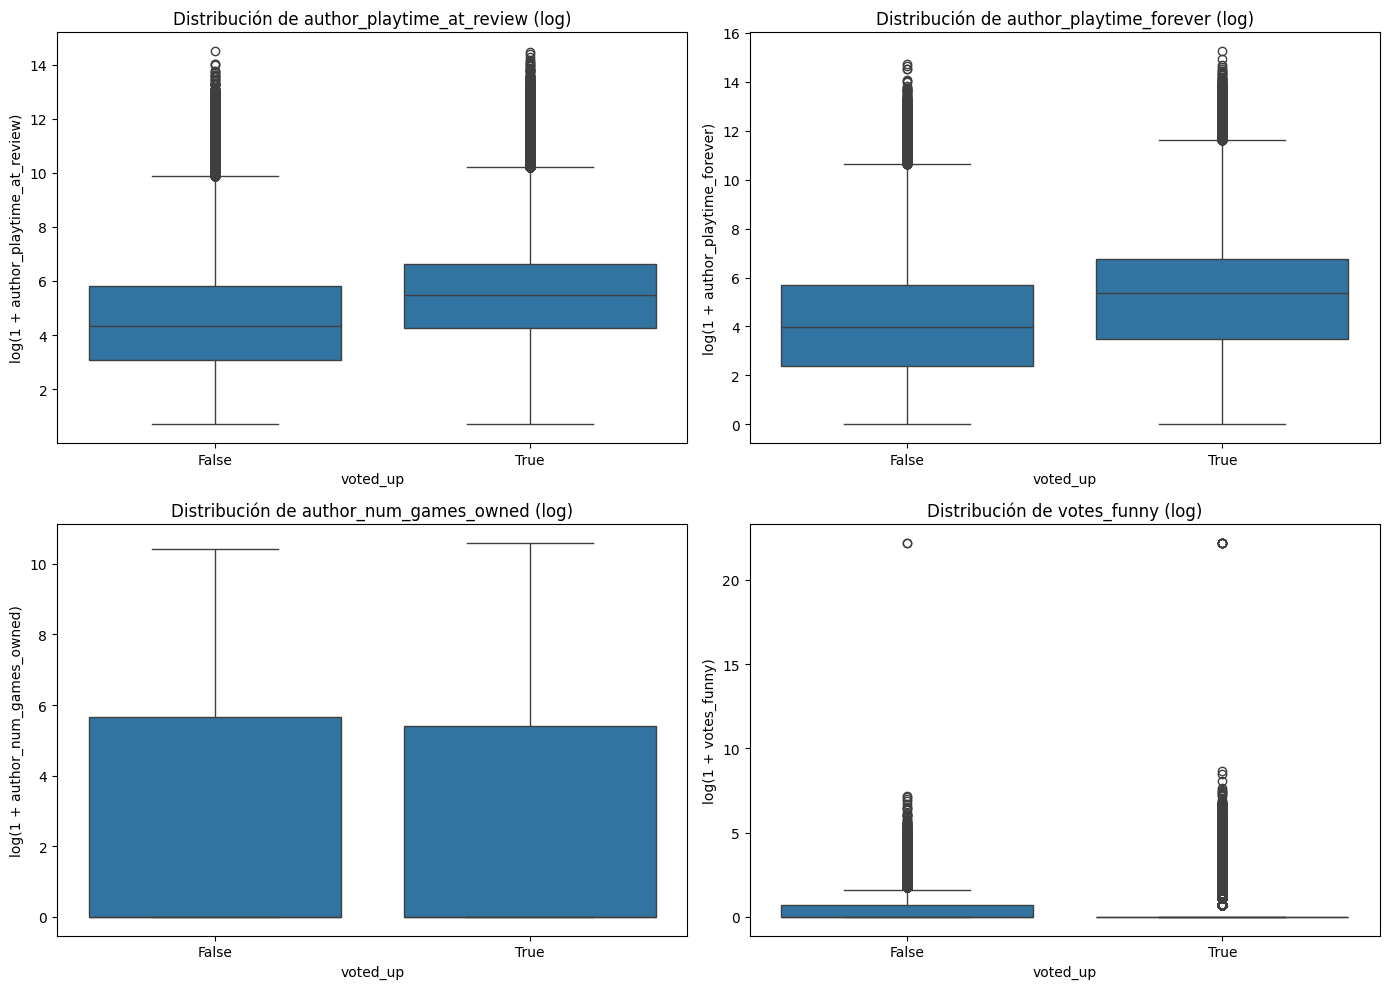
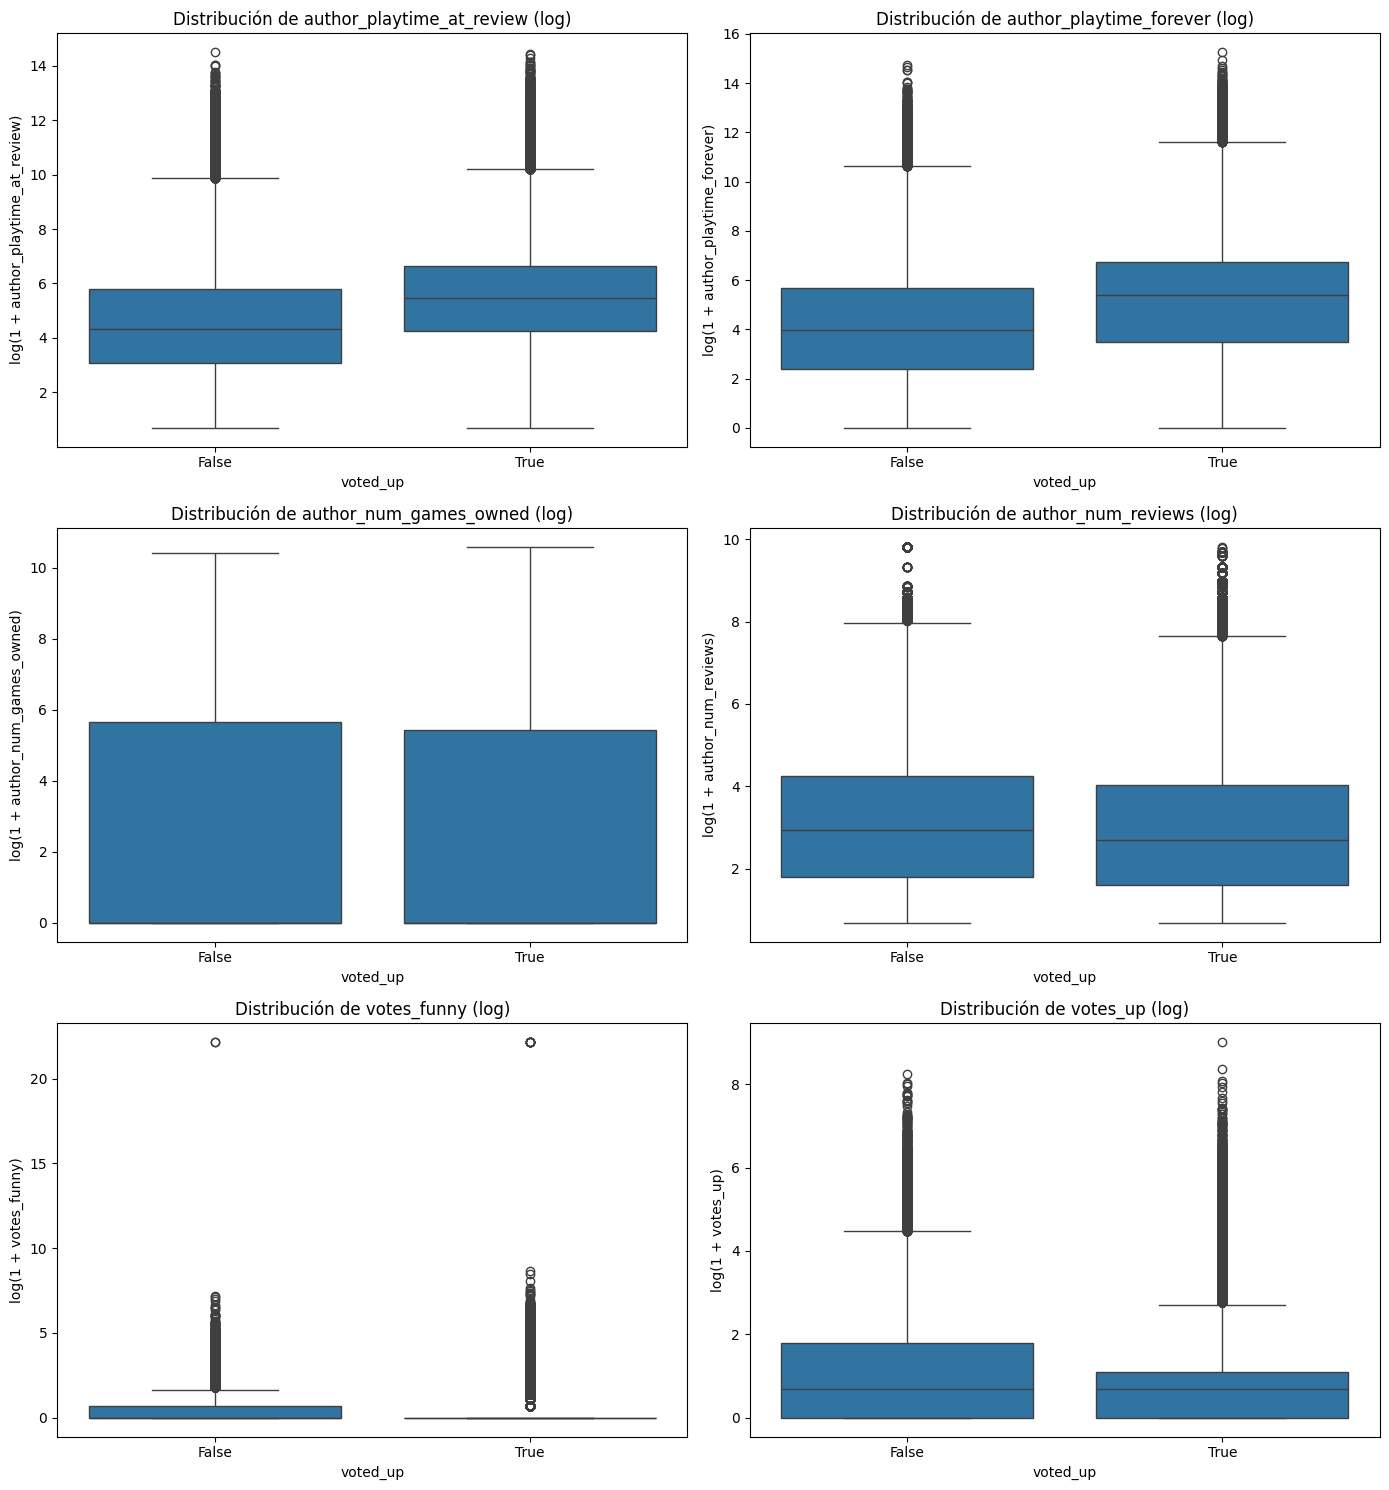
The change to this notebook cell's code, shown as a diff; its figure went from the first image to the second:
--- before
+++ after
@@ -2,5 +2,5 @@
 # Aplicamos escala logarítmica (log1p) debido a la asimetría de los datos
 
-fig, axes = plt.subplots(2, 2, figsize=(14, 10))
+fig, axes = plt.subplots(3, 2, figsize=(14, 15))
 
 # 1. Gráfica para author_playtime_at_review
@@ -22,17 +22,32 @@
 axes[1, 0].set_ylabel("log(1 + author_num_games_owned)")
 
+# 5. Gráfica para author_num_reviews
+df['author_num_reviews_log'] = np.log1p(df['author_num_reviews'])
+sns.boxplot(data=df, x='voted_up', y='author_num_reviews_log', ax=axes[1, 1])
+axes[1, 1].set_title("Distribución de author_num_reviews (log)")
+axes[1, 1].set_ylabel("log(1 + author_num_reviews)")
+
 # 4. Gráfica para votes_funny
 df['votes_funny_log'] = np.log1p(df['votes_funny'])
-sns.boxplot(data=df, x='voted_up', y='votes_funny_log', ax=axes[1, 1])
-axes[1, 1].set_title("Distribución de votes_funny (log)")
-axes[1, 1].set_ylabel("log(1 + votes_funny)")
+sns.boxplot(data=df, x='voted_up', y='votes_funny_log', ax=axes[2, 0])
+axes[2, 0].set_title("Distribución de votes_funny (log)")
+axes[2, 0].set_ylabel("log(1 + votes_funny)")
+
+# 6. Gráfica para votes_up
+df['votes_up_log'] = np.log1p(df['votes_up'])
+sns.boxplot(data=df, x='voted_up', y='votes_up_log', ax=axes[2, 1])
+axes[2, 1].set_title("Distribución de votes_up (log)")
+axes[2, 1].set_ylabel("log(1 + votes_up)")
 
 plt.tight_layout()
 plt.show()
 
+# Eliminamos todas las columnas temporales
 df.drop(columns=[
     'author_playtime_at_review_log', 
     'author_playtime_forever_log', 
     'author_num_games_owned_log', 
-    'votes_funny_log'
+    'votes_funny_log',
+    'author_num_reviews_log',
+    'votes_up_log'
 ], inplace=True)

Commit: feat: añadir mas parametros en la exploración para predicción de reseñas (voted_up)